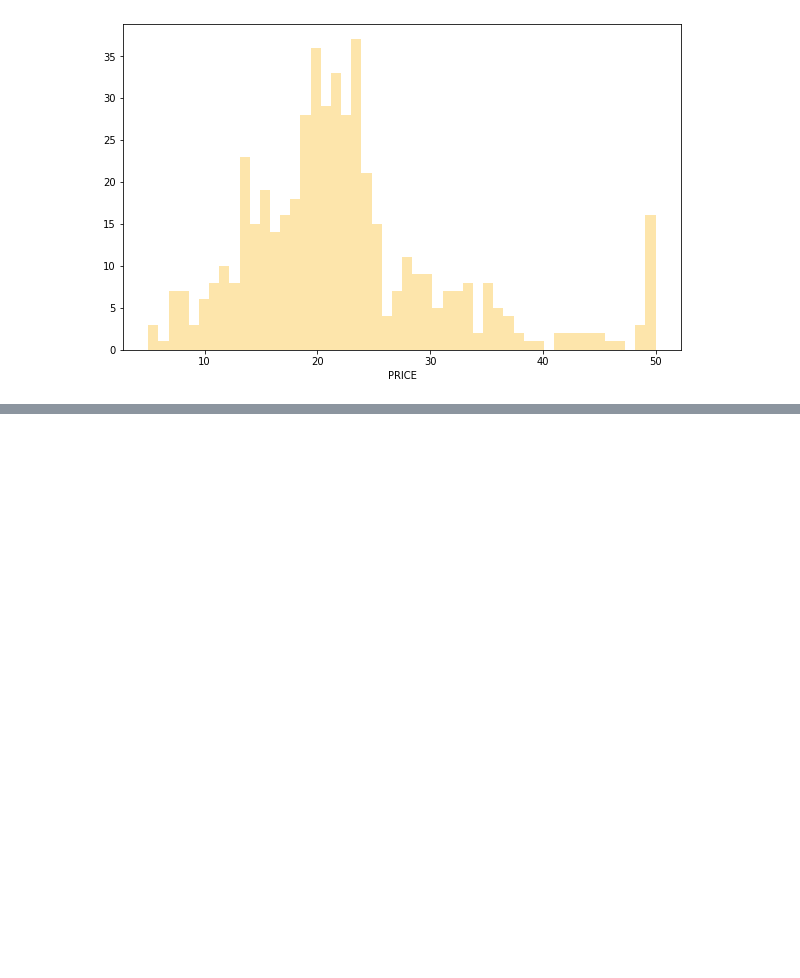
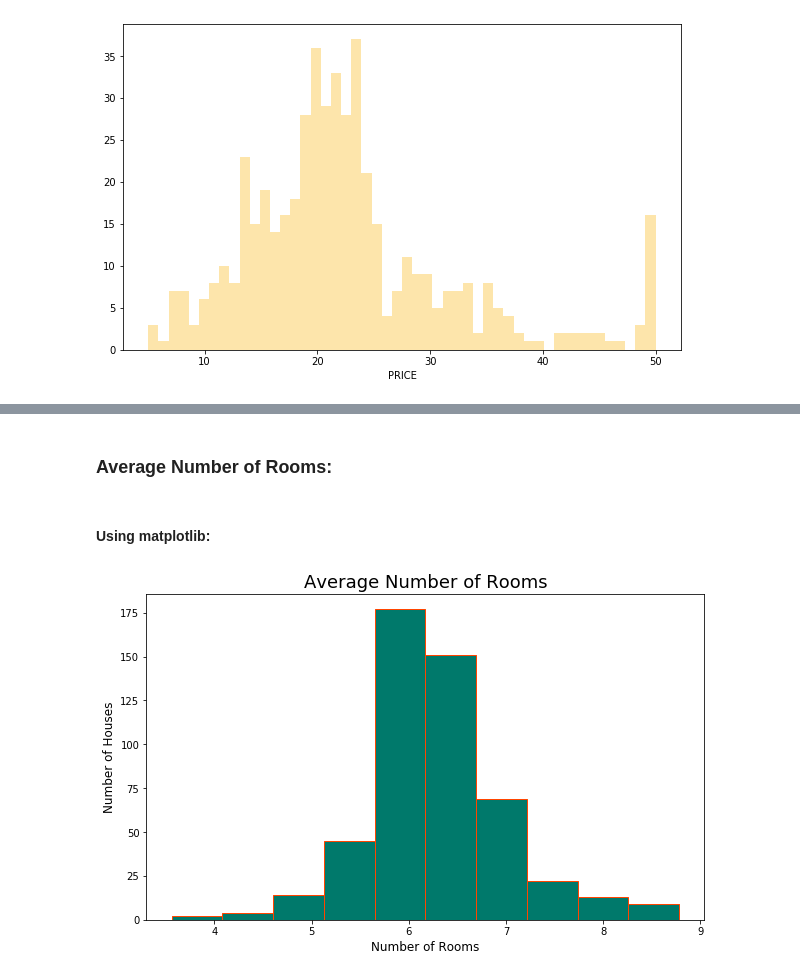
Before and after one commit to leetrent/ds-ml-bootcamp, a Jupyter notebook: 05-PredictHousePriceWithMLR/057-Seaborn.ipynb, the cells around one changed output, grey strips where cells are left out. Drawn from its saved outputs; the diff is of its cells as text; code cells hidden in the pictures; blank space fills up the shorter version.

```diff
--- a/05-PredictHousePriceWithMLR/057-Seaborn.ipynb
+++ b/05-PredictHousePriceWithMLR/057-Seaborn.ipynb
@@ -39,0 +55,15 @@ plt.show()
+# %% [markdown]
+### Average Number of Rooms:
+# %% [markdown]
+#### Using matplotlib:
+# %%
+plt.figure(figsize=(10,6))
+barColor = '#00796B'
+edgeColor = 'orangered'
+plt.hist(data['RM'], color=barColor, ec=edgeColor)
+plt.title('Average Number of Rooms', fontsize=18)
+plt.xlabel('Number of Rooms', fontsize=12)
+plt.ylabel('Number of Houses', fontsize=12)
+plt.show()
+# %% [output]
+[figure, added]
```
Also changed, not shown: parts of 4 cells of this notebook.
